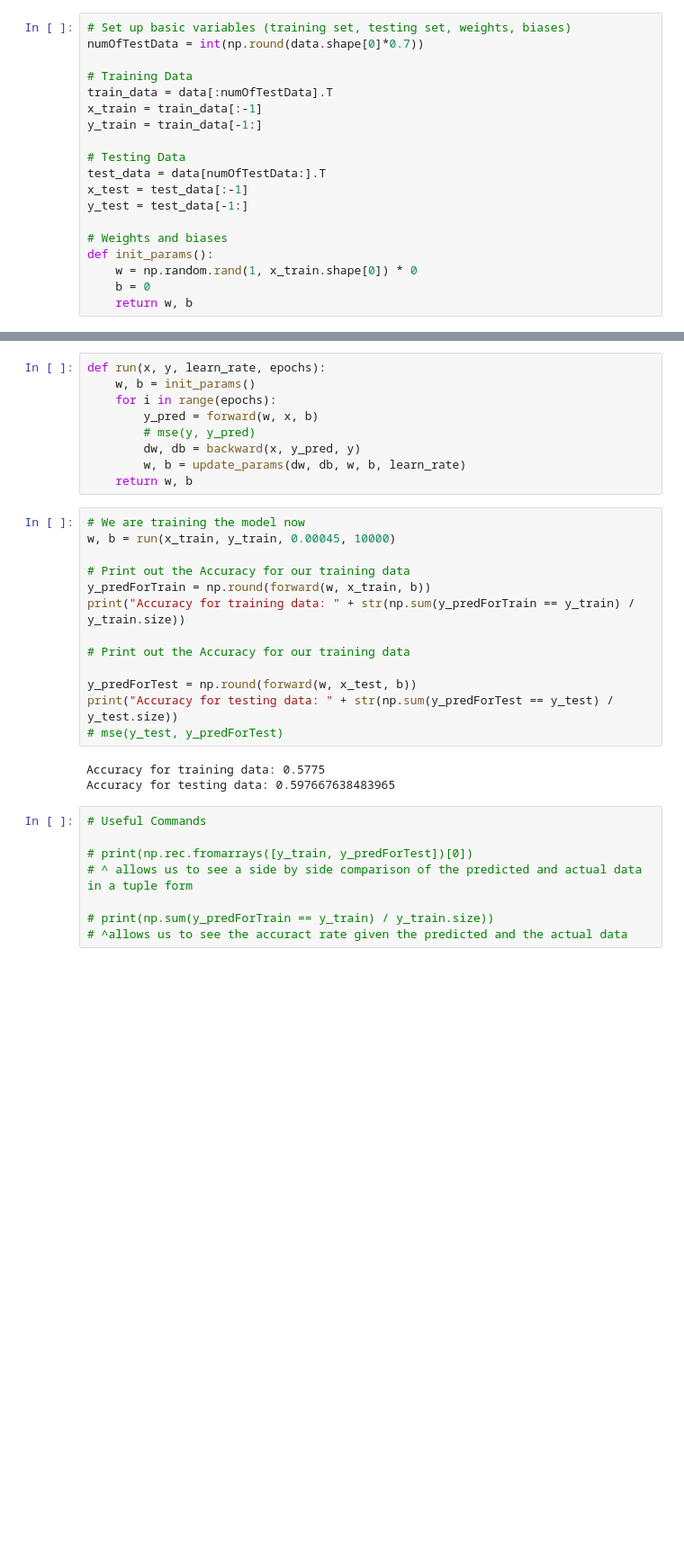
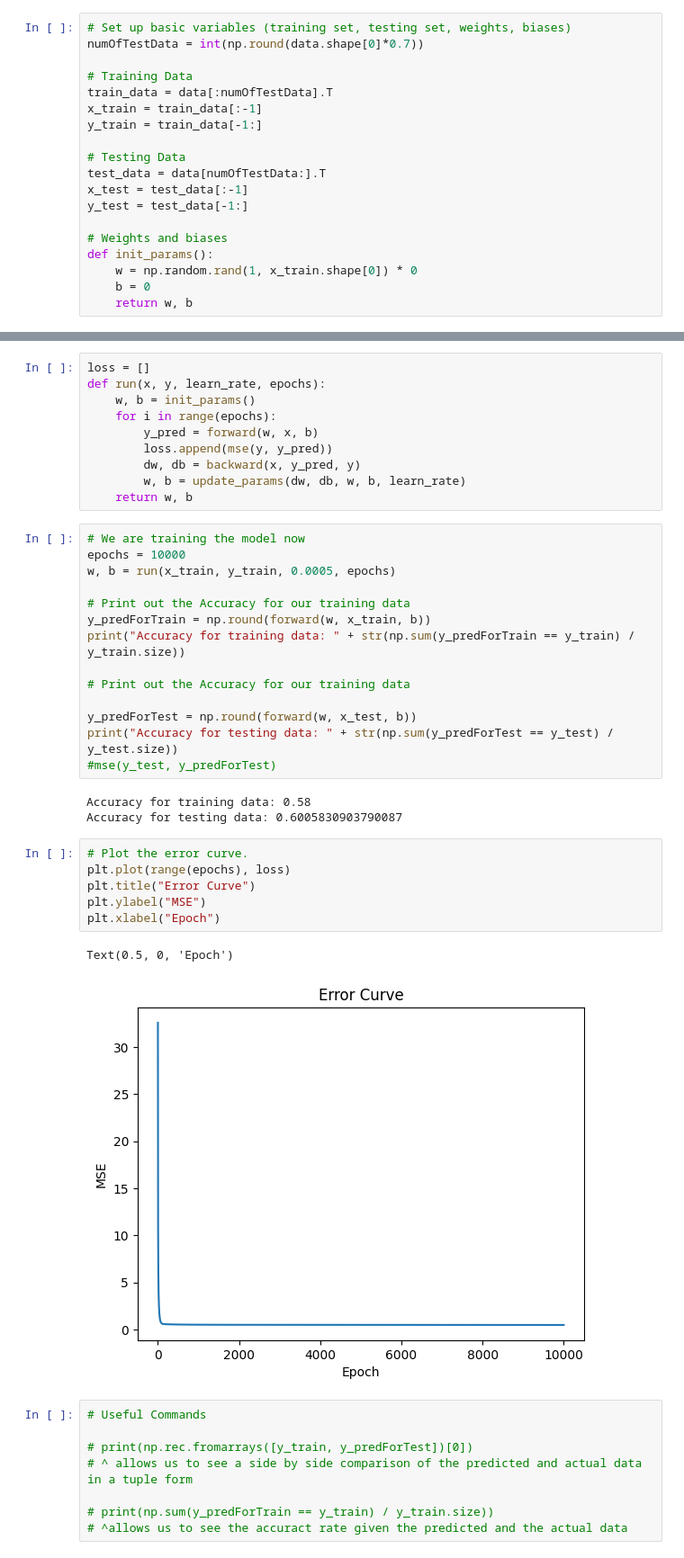
Before and after one commit to benkim2284/Regression-Machine-Learning-Model-for-Wine-Quality-Prediction, a Jupyter notebook: Machine-Learning-Model-for-Wine-Quality-Prediction.ipynb, the cells around one changed output, grey strips where cells are left out. Shown at 90% size. Cells and saved outputs as stored; diff of their text form; blank space fills up the shorter version.

Commit message:
Kaggle Notebook | ML Model for Wine Quality Prediction | MSE curve

```diff
--- a/Machine-Learning-Model-for-Wine-Quality-Prediction.ipynb
+++ b/Machine-Learning-Model-for-Wine-Quality-Prediction.ipynb
@@ -87,15 +88,17 @@ def mse(y, y_pred):
 # %%
+loss = []
 def run(x, y, learn_rate, epochs):
     w, b = init_params()
     for i in range(epochs):
         y_pred = forward(w, x, b)
-        # mse(y, y_pred)
+        loss.append(mse(y, y_pred))
         dw, db = backward(x, y_pred, y)
         w, b = update_params(dw, db, w, b, learn_rate)
     return w, b
 # %%
 # We are training the model now
-w, b = run(x_train, y_train, 0.00045, 10000)
+epochs = 10000
+w, b = run(x_train, y_train, 0.0005, epochs)
 
 # Print out the Accuracy for our training data
 y_predForTrain = np.round(forward(w, x_train, b))
@@ -105,10 +108,19 @@ print("Accuracy for training data: " + str(np.sum(y_predForTrain == y_train) / y
 
 y_predForTest = np.round(forward(w, x_test, b))
 print("Accuracy for testing data: " + str(np.sum(y_predForTest == y_test) / y_test.size))
-# mse(y_test, y_predForTest)
+#mse(y_test, y_predForTest)
 # %% [output]
-Accuracy for training data: 0.5775
-Accuracy for testing data: 0.597667638483965
+Accuracy for training data: 0.58
+Accuracy for testing data: 0.6005830903790087
+# %%
+# Plot the error curve.
+plt.plot(range(epochs), loss)
+plt.title("Error Curve")
+plt.ylabel("MSE")
+plt.xlabel("Epoch")
+# %% [output]
+Text(0.5, 0, 'Epoch')
+[figure, added]
 # %%
 # Useful Commands
 
```
Also changed, not shown: parts of 3 cells of this notebook.
